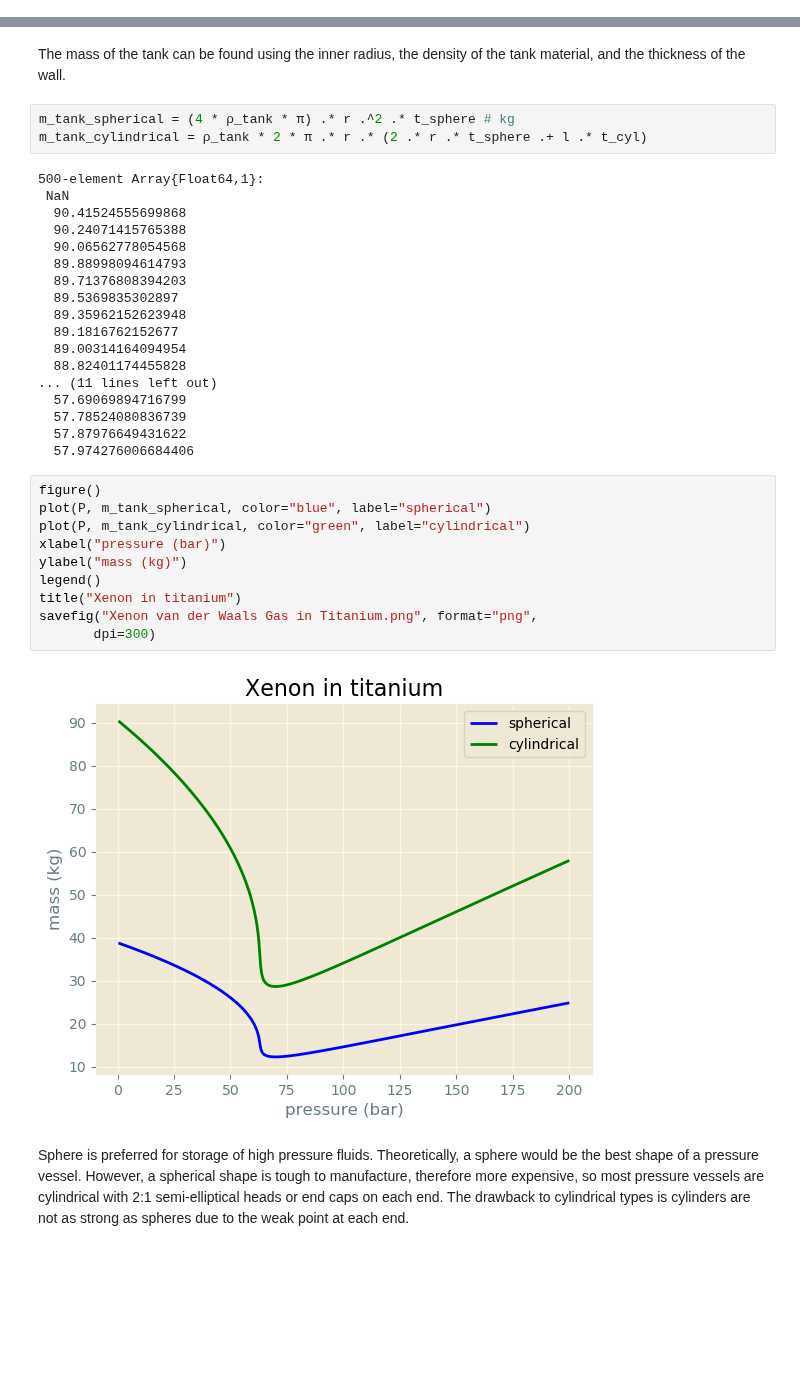
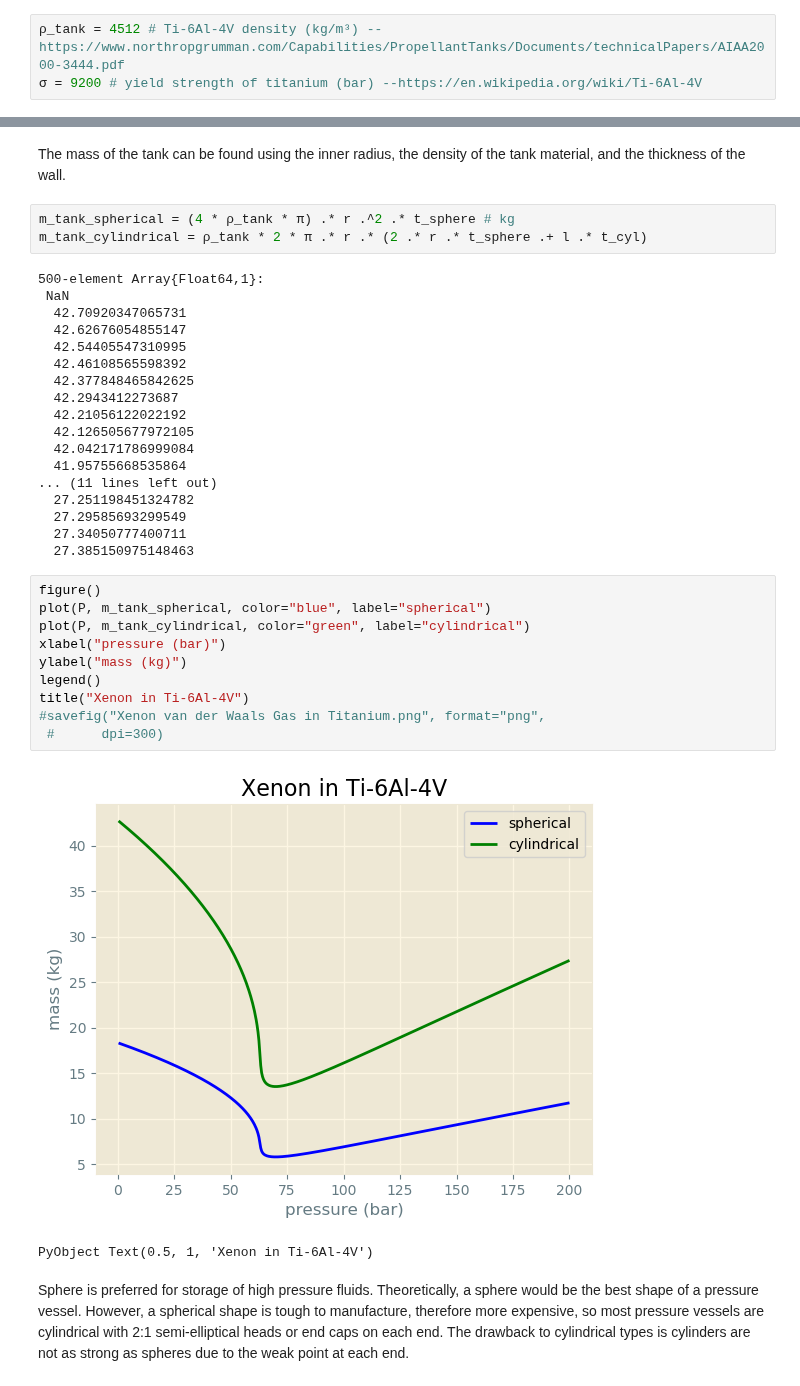
Before and after one commit to SimonEnsemble/PropellantStorage, a Jupyter notebook: Xe_Propellant_Storage.ipynb, the cells around one changed output, grey strips where cells are left out. Drawn from its saved outputs; the diff is of its cells as text; blank space fills up the shorter version.

Commit message:
Replaced material with titanium alloy instead of pure titanium

```diff
--- a/Xe_Propellant_Storage.ipynb
+++ b/Xe_Propellant_Storage.ipynb
@@ -96,0 +92,3 @@ For a thin-walled containing a supercritical, pressurized fluid without consider
+# %%
+ρ_tank = 4512 # Ti-6Al-4V density (kg/m³) --https://www.northropgrumman.com/Capabilities/PropellantTanks/Documents/technicalPapers/AIAA2000-3444.pdf
+σ = 9200 # yield strength of titanium (bar) --https://en.wikipedia.org/wiki/Ti-6Al-4V
@@ -167,33 +167,34 @@ m_tank_cylindrical = ρ_tank * 2 * π .* r .* (2 .* r .* t_sphere .+ l .* t_cyl)
 # %% [output]
 500-element Array{Float64,1}:
  NaN
-  90.41524555699868
-  90.24071415765388
-  90.06562778054568
-  89.88998094614793
-  89.71376808394203
-  89.5369835302897
-  89.35962152623948
-  89.1816762152677
-  89.00314164094954
-  88.82401174455828
+  42.70920347065731
+  42.62676054855147
+  42.54405547310995
+  42.46108565598392
+  42.377848465842625
+  42.2943412273687
+  42.21056122022192
+  42.126505677972105
+  42.042171786999084
+  41.95755668535864
 ... (11 lines left out)
-  57.69069894716799
-  57.78524080836739
-  57.87976649431622
-  57.974276006684406
+  27.251198451324782
+  27.29585693299549
+  27.34050777400711
+  27.385150975148463
 # %%
 figure()
 plot(P, m_tank_spherical, color="blue", label="spherical")
 plot(P, m_tank_cylindrical, color="green", label="cylindrical")
 xlabel("pressure (bar)")
 ylabel("mass (kg)")
 legend()
-title("Xenon in titanium")
-savefig("Xenon van der Waals Gas in Titanium.png", format="png",
-       dpi=300)
+title("Xenon in Ti-6Al-4V")
+#savefig("Xenon van der Waals Gas in Titanium.png", format="png",
+ #      dpi=300)
 # %% [output]
-[figure, old version]
+[figure, new version]
+PyObject Text(0.5, 1, 'Xenon in Ti-6Al-4V')
 # %% [markdown]
 Sphere is preferred for storage of high pressure fluids. Theoretically, a sphere would be the best shape of a pressure vessel. However, a spherical shape is tough to manufacture, therefore more expensive, so most pressure vessels are cylindrical with 2:1 semi-elliptical heads or end caps on each end. The drawback to cylindrical types is cylinders are not as strong as spheres due to the weak point at each end.
 # %% [markdown]
```
Also changed, not shown: parts of 4 cells of this notebook.
